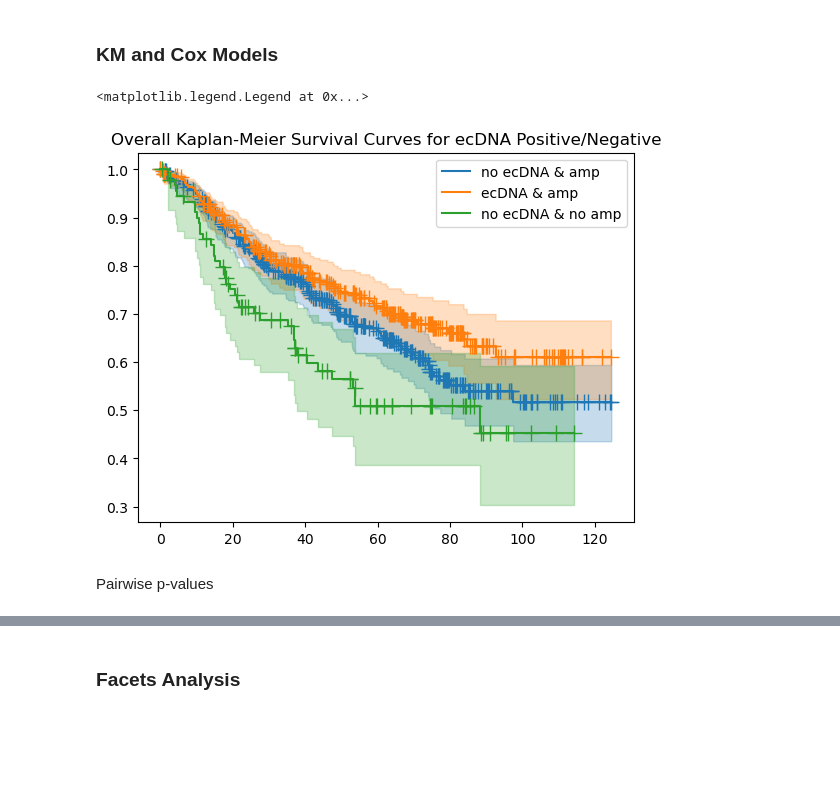
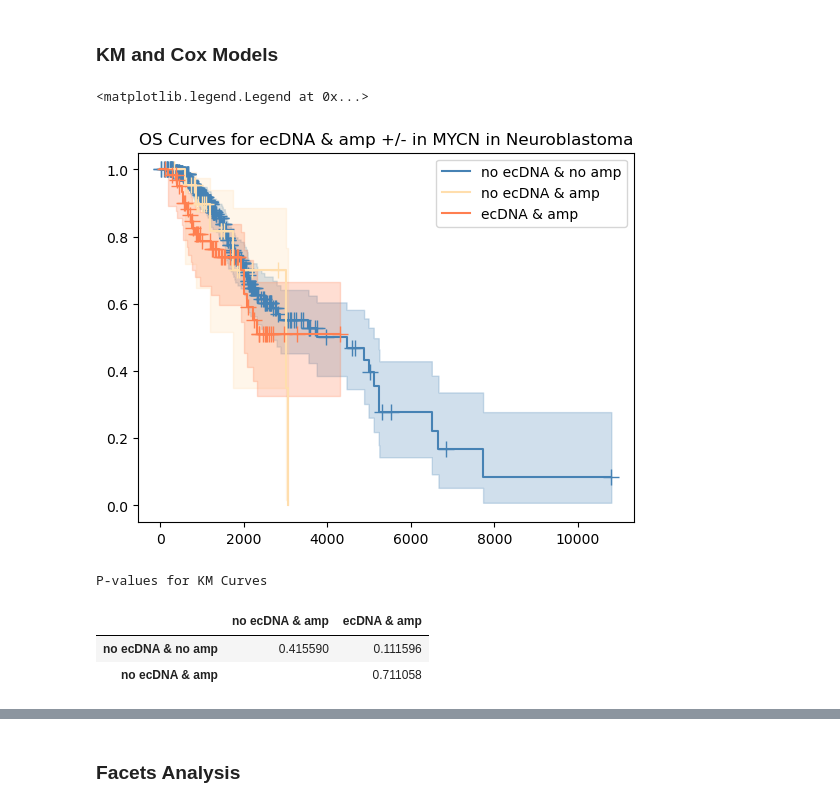
Before and after one commit to mskcc/Penguin, a Jupyter notebook: notebooks/case_study.ipynb, the cells around one changed output, grey strips where cells are left out. Cells and saved outputs as stored; diff of their text form; code cells hidden in the pictures; blank space fills up the shorter version.

```diff
--- a/notebooks/case_study.ipynb
+++ b/notebooks/case_study.ipynb
@@ -17,2 +34,0 @@ use_facets = False
-# %%
-config = "../global_config_bash_4.rc"
@@ -169,36 +194,61 @@ for i, row in specific_gene_ctype.iterrows() :
         specific_gene_ctype.loc[i, 'combined_status'] = "no ecDNA & no amp"
 # %% [markdown]
 ### KM and Cox Models
+# %%
+## Get timeline data from CDSI ##
+
+# follow up timeline data (from CDSI github)
+timeline_data = pd.read_csv('/work/access/production/resources/cbioportal/current/msk_solid_heme/data_timeline_timeline_follow_up.txt', sep = '\t')
+diagnosis = pd.read_csv('/work/access/production/resources/cbioportal/current/msk_solid_heme/data_timeline_diagnosis.txt', sep = '\t')
+
+# Times of diagnosis
+diagnosis_dict = {}
+# Times of last contact
+last_contact_dict = {}
+
+specific_gene_ctype['time'] = np.nan
+
+for i, row in timeline_data.iterrows() :
+    if row['SOURCE'] == "Last Contact" :
+        last_contact_dict[row['PATIENT_ID']] = row['START_DATE']
+
+for i, row in diagnosis.iterrows() :
+    if row['PATIENT_ID'] in diagnosis_dict :
+        diagnosis_dict[row['PATIENT_ID']] = min(diagnosis_dict[row['PATIENT_ID']], row['START_DATE'])
+    else :
+        diagnosis_dict[row['PATIENT_ID']] = row['START_DATE']
+
+for i, row in specific_gene_ctype.iterrows() :
+    p_id = row['patientId']
+    if p_id in last_contact_dict and p_id in diagnosis_dict :
+        specific_gene_ctype.loc[i, 'time'] = last_contact_dict[p_id] - diagnosis_dict[p_id]
 # %%
-from lifelines import KaplanMeierFitter
+## Plot OS curve ##
 
-specific_gene_ctype_nona = specific_gene_ctype.dropna(subset = ['combined_status', 'osMonths', 'osStatus'])
+specific_gene_ctype_nona = specific_gene_ctype.dropna(subset = ['combined_status', 'time', 'osStatus'])
 
 kmf = KaplanMeierFitter()
-for status in specific_gene_ctype_nona['combined_status'].unique():
+for i, status in enumerate(['no ecDNA & no amp', 'no ecDNA & amp', 'ecDNA & amp']) :
 
     subset = specific_gene_ctype_nona[specific_gene_ctype_nona['combined_status'] == status]
-    kmf.fit(subset['osMonths'], event_observed=(subset['osStatus'] == 'DECEASED'))
+    kmf.fit(subset['time'], event_observed=(subset['osStatus'] == 'DECEASED'))
 
-    kmf.plot(show_censors=True, ci_show=True, label=f'{status}')
+    kmf.plot(show_censors=True, ci_show=True, label=f'{status}', color = colors[i])
 
 # # Add labels and legend
-plt.title('Overall Kaplan-Meier Survival Curves for ecDNA Positive/Negative')
+plt.title(f'OS Curves for ecDNA & amp +/- in {geneToStudy} in {cancerTypeToStudy}')
 plt.xlabel("")
 plt.legend()
 # %% [output]
 <matplotlib.legend.Legend at 0x...>
-[figure, old version]
+[figure, new version]
-# %% [markdown]
-Pairwise p-values
 # %%
-from itertools import combinations
-from lifelines.statistics import logrank_test
+## Get pairwise p-values ##
 
 kmf = KaplanMeierFitter()
 kmf2 = KaplanMeierFitter()
 
-statuses = specific_gene_ctype_nona['combined_status'].unique()
+statuses = ['no ecDNA & no amp', 'no ecDNA & amp', 'ecDNA & amp']
 pairwise_tests = {}
 
 for group1, group2 in combinations(statuses, 2) :
@@ -206,11 +256,33 @@ for group1, group2 in combinations(statuses, 2) :
     group2_data = specific_gene_ctype_nona[specific_gene_ctype_nona['combined_status'] == group2]
 
     # Fit KM curves
-    kmf.fit(group1_data['osMonths'], event_observed=(group1_data['osStatus'] == 'DECEASED'))
-    kmf2.fit(group2_data['osMonths'], event_observed=(group2_data['osStatus'] == 'DECEASED'))
+    kmf.fit(group1_data['time'], event_observed=(group1_data['osStatus'] == 'DECEASED'))
+    kmf2.fit(group2_data['time'], event_observed=(group2_data['osStatus'] == 'DECEASED'))
 
     # Perform log-rank test
-    result = logrank_test(group1_data['osMonths'], group2_data['osMonths'], event_observed_A=(group1_data['osStatus'] == 'DECEASED'), event_observed_B=(group2_data['osStatus'] == 'DECEASED'))
+    result = logrank_test(group1_data['time'], group2_data['time'], event_observed_A=(group1_data['osStatus'] == 'DECEASED'), event_observed_B=(group2_data['osStatus'] == 'DECEASED'))
 
     # Store p-value in dictionary
     pairwise_tests[(group1, group2)] = result.p_value
+
+p_values_matrix = pd.DataFrame(index=statuses, columns=statuses)
+for (group1, group2), p_value in pairwise_tests.items():
+    if group1 != group2:
+        p_values_matrix.loc[group1, group2] = p_value
+p_values_matrix = p_values_matrix.fillna("")
+
+print("P-values for KM Curves")
+
+styled_matrix = p_values_matrix.iloc[:-1, 1:].style.set_table_styles([{
+    'selector': 'th',
+    'props': [('border', '1px solid black')]
+}, {
+    'selector': 'td',
+    'props': [('border', '1px solid black')]
+}])
+styled_matrix
+# %% [output]
+P-values for KM Curves
+|  | no ecDNA & amp | ecDNA & amp |
+| no ecDNA & no amp | 0.415590 | 0.111596 |
+| no ecDNA & amp |  | 0.711058 |
```
Also changed, not shown: parts of 35 cells of this notebook, 4 other files.
